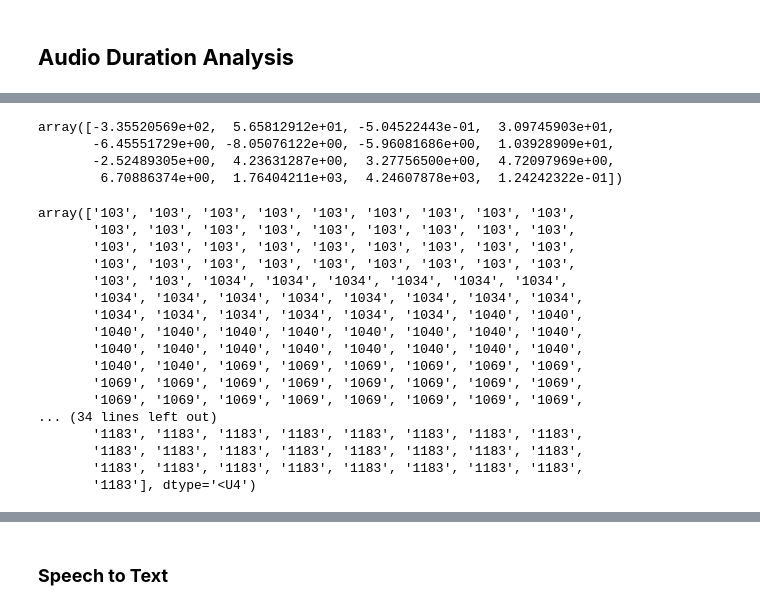
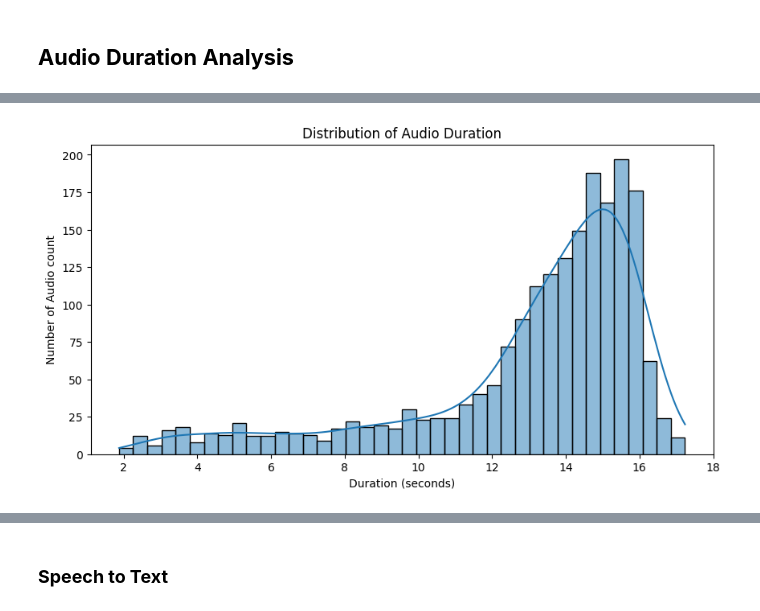
Before and after one commit to akshay-chauhan-1810/Final-Project, a Jupyter notebook: project_main.ipynb, the cells around one changed output, grey strips where cells are left out. Drawn from its saved outputs; the diff is of its cells as text; code cells hidden in the pictures.

```diff
--- a/project_main.ipynb
+++ b/project_main.ipynb
@@ -340,2 +332,0 @@ plt.show()
-# %%
-y, sr = librosa.load(audio_files[0])
@@ -487,22 +332,0 @@ def extract_features(file_path):
-# %%
-# STEP 4: Load Data
-def load_data(base_path='/content/LibriSpeech/train-clean-100', max_speakers=10, max_files_per_speaker=20):
-    X, y = [], []
-    speakers = sorted(os.listdir(base_path))[:max_speakers]
-    for speaker_id in speakers:
-        speaker_path = os.path.join(base_path, speaker_id)
-        for chapter in os.listdir(speaker_path):
-            chapter_path = os.path.join(speaker_path, chapter)
-            for i, file in enumerate(os.listdir(chapter_path)):
-                if file.endswith('.flac') and i < max_files_per_speaker:
-                    try:
-                        file_path = os.path.join(chapter_path, file)
-                        features = extract_features(file_path)
-                        X.append(features)
-                        y.append(speaker_id)
-                    except Exception as e:
-                        print(f"Skipped {file_path}: {e}")
-    return np.array(X), np.array(y)
-
-print("Extracting features...")
-X, y = load_data()
@@ -527,27 +332,0 @@ Extracting features...
-# %%
-X[0]
-# %% [output]
-array([-3.35520569e+02,  5.65812912e+01, -5.04522443e-01,  3.09745903e+01,
-       -6.45551729e+00, -8.05076122e+00, -5.96081686e+00,  1.03928909e+01,
-       -2.52489305e+00,  4.23631287e+00,  3.27756500e+00,  4.72097969e+00,
-        6.70886374e+00,  1.76404211e+03,  4.24607878e+03,  1.24242322e-01])
-# %%
-y
-# %% [output]
-array(['103', '103', '103', '103', '103', '103', '103', '103', '103',
-       '103', '103', '103', '103', '103', '103', '103', '103', '103',
-       '103', '103', '103', '103', '103', '103', '103', '103', '103',
-       '103', '103', '103', '103', '103', '103', '103', '103', '103',
-       '103', '103', '1034', '1034', '1034', '1034', '1034', '1034',
-       '1034', '1034', '1034', '1034', '1034', '1034', '1034', '1034',
-       '1034', '1034', '1034', '1034', '1034', '1034', '1040', '1040',
-       '1040', '1040', '1040', '1040', '1040', '1040', '1040', '1040',
-       '1040', '1040', '1040', '1040', '1040', '1040', '1040', '1040',
-       '1040', '1040', '1069', '1069', '1069', '1069', '1069', '1069',
-       '1069', '1069', '1069', '1069', '1069', '1069', '1069', '1069',
-       '1069', '1069', '1069', '1069', '1069', '1069', '1069', '1069',
-... (34 lines left out)
-       '1183', '1183', '1183', '1183', '1183', '1183', '1183', '1183',
-       '1183', '1183', '1183', '1183', '1183', '1183', '1183', '1183',
-       '1183', '1183', '1183', '1183', '1183', '1183', '1183', '1183',
-       '1183'], dtype='<U4')
@@ -559,0 +333,15 @@ array(['103', '103', '103', '103', '103', '103', '103', '103', '103',
+# %%
+duration = []
+# Sample first 500 files to get duration
+for f in audio_files[:2000]:
+  y, sr = librosa.load(f, sr=None)
+  duration.append(len(y)/sr)
+
+plt.figure(figsize=(10, 5))
+sns.histplot(duration, bins=40, kde=True)
+plt.title('Distribution of Audio Duration')
+plt.xlabel('Duration (seconds)')
+plt.ylabel('Number of Audio count')
+plt.show()
+# %% [output]
+[figure, added]
```
Also changed, not shown: parts of 107 cells of this notebook.
